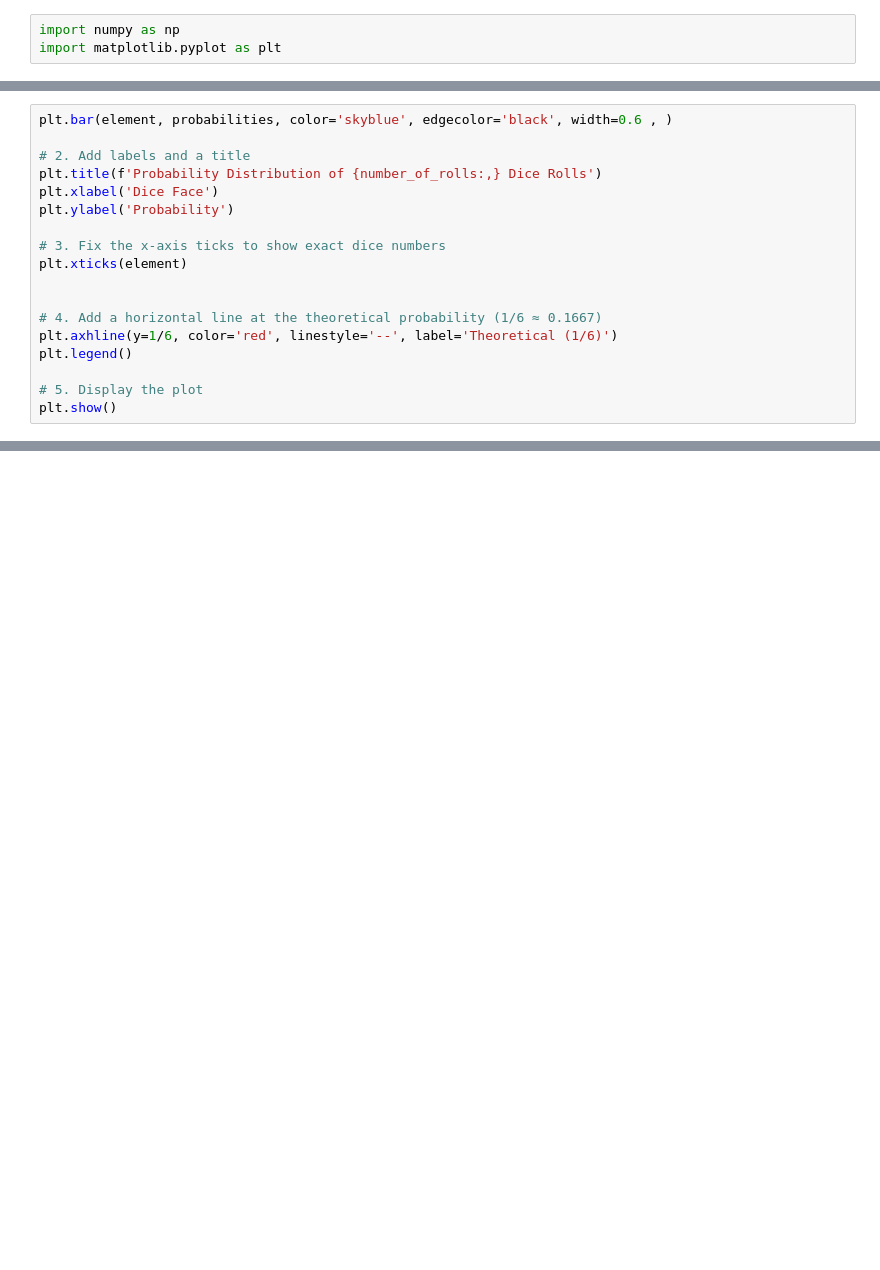
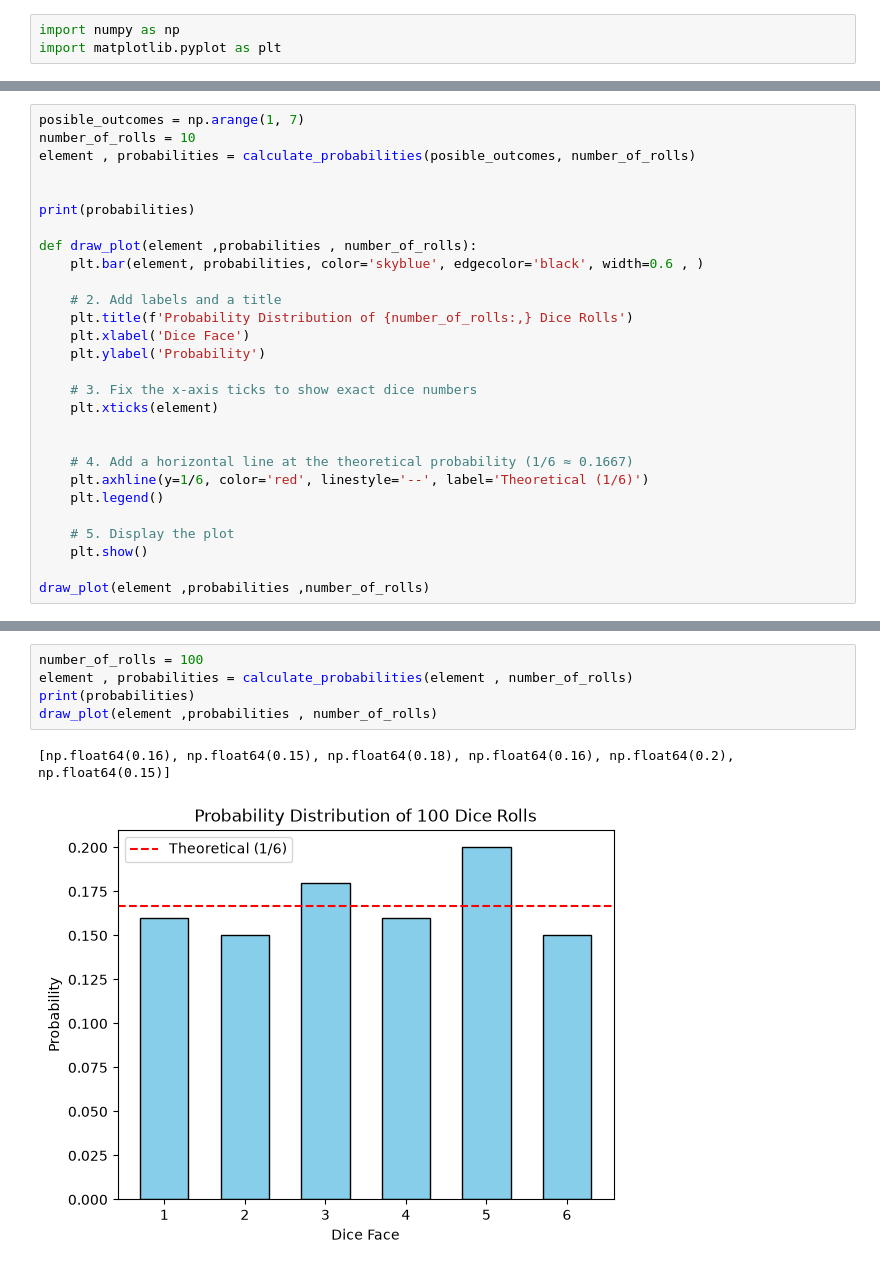
Before and after one commit to dawoodafzal62138/My-ML-Journey, a Jupyter notebook: Phase 2/Projects/Dice Simulation/dice_simulation.ipynb, the cells around one changed output, grey strips where cells are left out. Cells and saved outputs as stored; diff of their text form; blank space fills up the shorter version.

Commit message:
[Dice Simulation] Add proper markdown cellsa and graphs

```diff
--- a/Phase 2/Projects/Dice Simulation/dice_simulation.ipynb
+++ b/Phase 2/Projects/Dice Simulation/dice_simulation.ipynb
@@ -33,19 +52,29 @@ print(probabilities)
 # %%
-plt.bar(element, probabilities, color='skyblue', edgecolor='black', width=0.6 , )
-
-# 2. Add labels and a title
-plt.title(f'Probability Distribution of {number_of_rolls:,} Dice Rolls')
-plt.xlabel('Dice Face')
-plt.ylabel('Probability')
-
-# 3. Fix the x-axis ticks to show exact dice numbers
-plt.xticks(element)
+posible_outcomes = np.arange(1, 7)
+number_of_rolls = 10
+element , probabilities = calculate_probabilities(posible_outcomes, number_of_rolls)
 
 
-# 4. Add a horizontal line at the theoretical probability (1/6 ≈ 0.1667)
-plt.axhline(y=1/6, color='red', linestyle='--', label='Theoretical (1/6)')
-plt.legend()
+print(probabilities)
 
-# 5. Display the plot
-plt.show()
+def draw_plot(element ,probabilities , number_of_rolls):
+    plt.bar(element, probabilities, color='skyblue', edgecolor='black', width=0.6 , )
+
+    # 2. Add labels and a title
+    plt.title(f'Probability Distribution of {number_of_rolls:,} Dice Rolls')
+    plt.xlabel('Dice Face')
+    plt.ylabel('Probability')
+
+    # 3. Fix the x-axis ticks to show exact dice numbers
+    plt.xticks(element)
+
+
+    # 4. Add a horizontal line at the theoretical probability (1/6 ≈ 0.1667)
+    plt.axhline(y=1/6, color='red', linestyle='--', label='Theoretical (1/6)')
+    plt.legend()
+
+    # 5. Display the plot
+    plt.show()
+
+draw_plot(element ,probabilities ,number_of_rolls)
 # %% [output]
@@ -54,0 +96,8 @@ plt.show()
+# %%
+number_of_rolls = 100
+element , probabilities = calculate_probabilities(element , number_of_rolls)
+print(probabilities)
+draw_plot(element ,probabilities , number_of_rolls)
+# %% [output]
+[np.float64(0.16), np.float64(0.15), np.float64(0.18), np.float64(0.16), np.float64(0.2), np.float64(0.15)]
+[figure, added]
```
Also changed, not shown: parts of 15 cells of this notebook.
